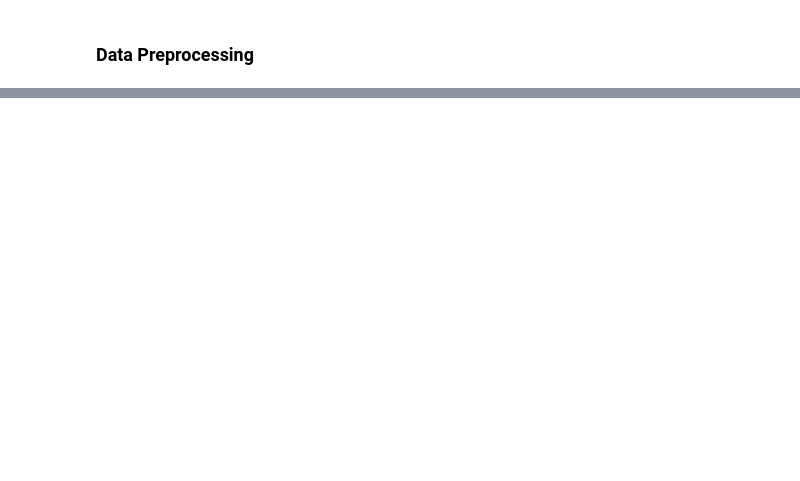
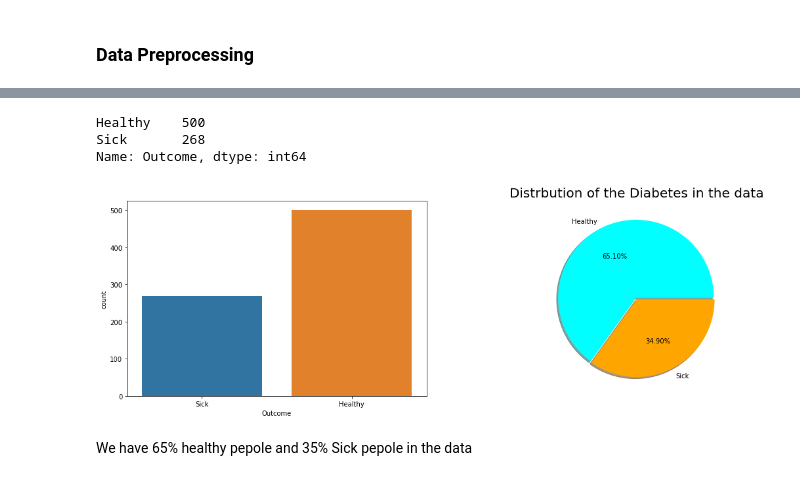
Before and after one commit to eyadayman12/Data-Science-and-Machine-Learning-Projects, a Jupyter notebook: Diabetes/Diabetes Project.ipynb, the cells around one changed output, grey strips where cells are left out. Saved outputs shown, nothing was run; the diff lists cells and outputs as text; code cells hidden in the pictures; blank space fills up the shorter version.

Commit message:
Diabetes Prediction Project

```diff
--- a/Diabetes/Diabetes Project.ipynb
+++ b/Diabetes/Diabetes Project.ipynb
@@ -325,0 +134,6 @@ SVC()
+# %%
+# The missing values will be filled with the median values of each variable.
+def median_target(var):
+    temp = df[df[var].notnull()] # Assign the not NAN values of specific column to the variable temp
+    temp = temp[[var, 'Outcome']].groupby(['Outcome'])[[var]].median().reset_index() # groupby outcome and calculate the median for each outcome
+    return temp
@@ -325,0 +158,8 @@ SVC()
+# %%
+# The values to be given for incomplete observations are given the median value of people who are not sick and the median values of people who are sick.
+columns = df.columns
+columns = columns.drop("Outcome")
+for col in columns:
+
+    df.loc[(df['Outcome'] == 0 ) & (df[col].isnull()), col] = median_target(col)[col][0]
+    df.loc[(df['Outcome'] == 1 ) & (df[col].isnull()), col] = median_target(col)[col][1]
@@ -325,0 +235,4 @@ SVC()
+# %%
+df2 = df.copy()
+df2.Outcome = df2.Outcome.apply(lambda x:'Healthy' if x == 0 else 'Sick')
+df2.head()
@@ -325,0 +259,22 @@ SVC()
+# %%
+df2.Outcome.value_counts()
+# %% [output]
+Healthy    500
+Sick       268
+Name: Outcome, dtype: int64
+# %%
+plt.figure(figsize=(18,12))
+
+plt.subplot(2,2,1)
+sns.countplot(x='Outcome', data=df2)
+
+plt.subplot(2,2,2)
+no_dib = df2[df.Outcome == 0].count()[0]
+dib = df2[df.Outcome == 1].count()[0]
+plt.title('Distrbution of the Diabetes in the data', {'fontsize' : 20})
+plt.pie([no_dib, dib], labels=['Healthy', 'Sick'], autopct="%.2f%%", explode=[0.01,0.01], colors=['cyan', 'orange'], shadow=True)
+plt.show()
+# %% [output]
+[figure, added]
+# %% [markdown]
+We have 65% healthy pepole and 35% Sick pepole in the data
```
Also changed, not shown: parts of 116 cells of this notebook, 1 other file.
